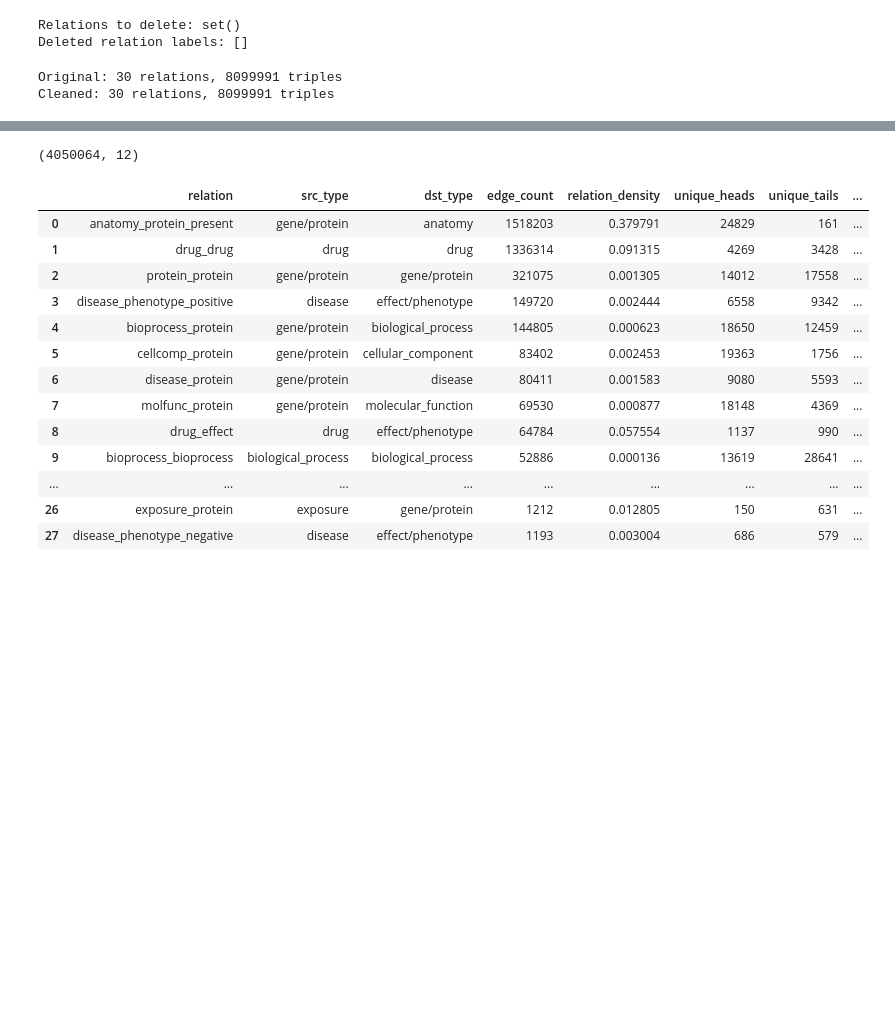
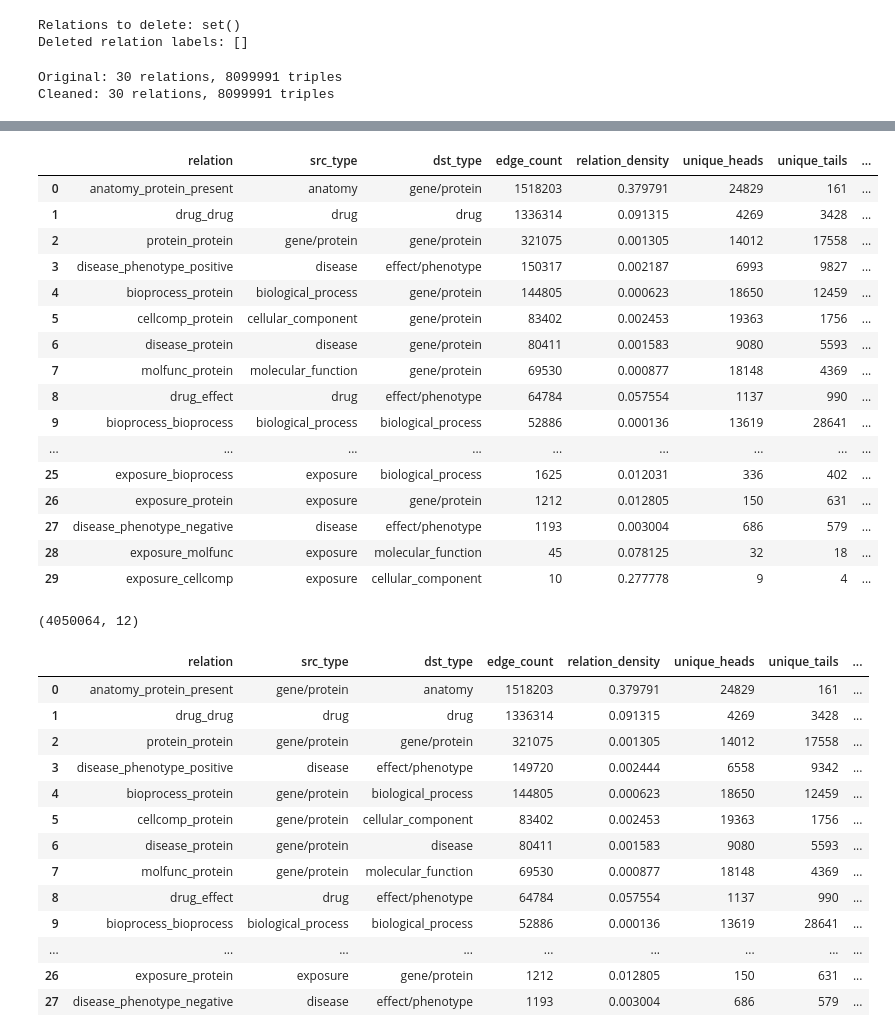
Before and after one commit to wittmajerd/Disease-Gene-Prioritization-Project, a Jupyter notebook: analysis/filter_inverse.ipynb, the cells around one changed output, grey strips where cells are left out. Saved outputs shown, nothing was run; the diff lists cells and outputs as text; code cells hidden in the pictures; blank space fills up the shorter version.

Commit message:
explicit invers filter seems good

```diff
--- a/analysis/filter_inverse.ipynb
+++ b/analysis/filter_inverse.ipynb
@@ -326,2 +422,91 @@ Same result? False
+# %%
+EXPLICIT_DIRECTIONS = {
+    "anatomy_protein_present":    ("anatomy", "gene/protein"),
+    "disease_phenotype_positive": ("disease", "effect/phenotype"),
+    "bioprocess_protein":         ("biological_process", "gene/protein"),
+    "cellcomp_protein":           ("cellular_component", "gene/protein"),
+    "disease_protein":            ("disease", "gene/protein"),
+    "molfunc_protein":            ("molecular_function", "gene/protein"),
+    "drug_effect":                ("drug", "effect/phenotype"),
+    "pathway_protein":            ("pathway", "gene/protein"),
+    "contraindication":           ("drug", "disease"),
+    "drug_protein":               ("drug", "gene/protein"),
+    "anatomy_protein_absent":     ("anatomy", "gene/protein"),
+    "indication":                 ("drug", "disease"),
+    "phenotype_protein":          ("effect/phenotype", "gene/protein"),
+    "off-label use":              ("drug", "disease"),
+    "exposure_disease":           ("exposure", "disease"),
+    "exposure_bioprocess":        ("exposure", "biological_process"),
+    "exposure_protein":           ("exposure", "gene/protein"),
+    "disease_phenotype_negative": ("disease", "effect/phenotype"),
+    "exposure_molfunc":           ("exposure", "molecular_function"),
+    "exposure_cellcomp":          ("exposure", "cellular_component"),
+}
+
+def enforce_explicit_directions(df, target_mapping, h_name="x_name", t_name="y_name",
+                                h_type="x_type", t_type="y_type", rel="relation"):
+    df_out = df.copy()
+
+    hn = df_out[h_name].astype(str).values
+    tn = df_out[t_name].astype(str).values
+    ht = df_out[h_type].astype(str).values
+    tt = df_out[t_type].astype(str).values
+    rels = df_out[rel].astype(str).values
+
+    # We will build a boolean mask of rows that are "backwards" and need to be flipped
+    swap_mask = np.zeros(len(df_out), dtype=bool)
+
+    # 2. Force Explicit Rule Directions
+    for relation, (req_head_type, req_tail_type) in target_mapping.items():
+        rel_mask = (rels == relation)
+        # If the row is this relation, but the head type matches the required TAIL type, it's backwards!
+        needs_swap = rel_mask & (ht == req_tail_type) & (tt == req_head_type)
+        swap_mask = swap_mask | needs_swap
+
+    # 3. Handle Same-Type Relations (e.g., drug_drug, disease_disease)
+    # For these, we just enforce alphabetical order of the node names so they can be deduplicated.
+    same_type_mask = (ht == tt)
+    alpha_swap = same_type_mask & (hn > tn)
+    swap_mask = swap_mask | alpha_swap
+
+    # Optional 4: Fallback for entirely unlisted relations connecting different types
+    # (Alphabetical by node type just to guarantee deduplication works)
+    unlisted_mask = ~(same_type_mask | np.isin(rels, list(target_mapping.keys())))
+    fallback_swap = unlisted_mask & (ht > tt)
+    swap_mask = swap_mask | fallback_swap
+
+    # 5. Actively OVERWRITE the dataframe arrays with the flipped values
+    df_out[h_name] = np.where(swap_mask, tn, hn)
+    df_out[t_name] = np.where(swap_mask, hn, tn)
+    df_out[h_type] = np.where(swap_mask, tt, ht)
+    df_out[t_type] = np.where(swap_mask, ht, tt)
+
+    # 6. Now that every inverse has been physically flipped to match the exact same string...
+    # drop_duplicates will perfectly swallow the inverses and keep exactly 1 copy.
+    df_out = df_out.drop_duplicates(subset=[h_name, rel, t_name]).reset_index(drop=True)
+
+    return df_out
+
+# Execute:
+final_kg = enforce_explicit_directions(prime_kg_df, target_mapping=EXPLICIT_DIRECTIONS)
+relation_type_stats(final_kg)
+# %% [output]
+|  | relation | src_type | dst_type | edge_count | relation_density | unique_heads | unique_tails | ... |
+| 0 | anatomy_protein_present | anatomy | gene/protein | 1518203 | 0.379791 | 24829 | 161 | ... |
+| 1 | drug_drug | drug | drug | 1336314 | 0.091315 | 4269 | 3428 | ... |
+| 2 | protein_protein | gene/protein | gene/protein | 321075 | 0.001305 | 14012 | 17558 | ... |
+| 3 | disease_phenotype_positive | disease | effect/phenotype | 150317 | 0.002187 | 6993 | 9827 | ... |
+| 4 | bioprocess_protein | biological_process | gene/protein | 144805 | 0.000623 | 18650 | 12459 | ... |
+| 5 | cellcomp_protein | cellular_component | gene/protein | 83402 | 0.002453 | 19363 | 1756 | ... |
+| 6 | disease_protein | disease | gene/protein | 80411 | 0.001583 | 9080 | 5593 | ... |
+| 7 | molfunc_protein | molecular_function | gene/protein | 69530 | 0.000877 | 18148 | 4369 | ... |
+| 8 | drug_effect | drug | effect/phenotype | 64784 | 0.057554 | 1137 | 990 | ... |
+| 9 | bioprocess_bioprocess | biological_process | biological_process | 52886 | 0.000136 | 13619 | 28641 | ... |
+| ... | ... | ... | ... | ... | ... | ... | ... | ... |
+| 25 | exposure_bioprocess | exposure | biological_process | 1625 | 0.012031 | 336 | 402 | ... |
+| 26 | exposure_protein | exposure | gene/protein | 1212 | 0.012805 | 150 | 631 | ... |
+| 27 | disease_phenotype_negative | disease | effect/phenotype | 1193 | 0.003004 | 686 | 579 | ... |
+| 28 | exposure_molfunc | exposure | molecular_function | 45 | 0.078125 | 32 | 18 | ... |
+| 29 | exposure_cellcomp | exposure | cellular_component | 10 | 0.277778 | 9 | 4 | ... |
 # %%
 # === Verify: show examples of deduped pairs ===
```
Also changed, not shown: parts of 12 cells of this notebook.
